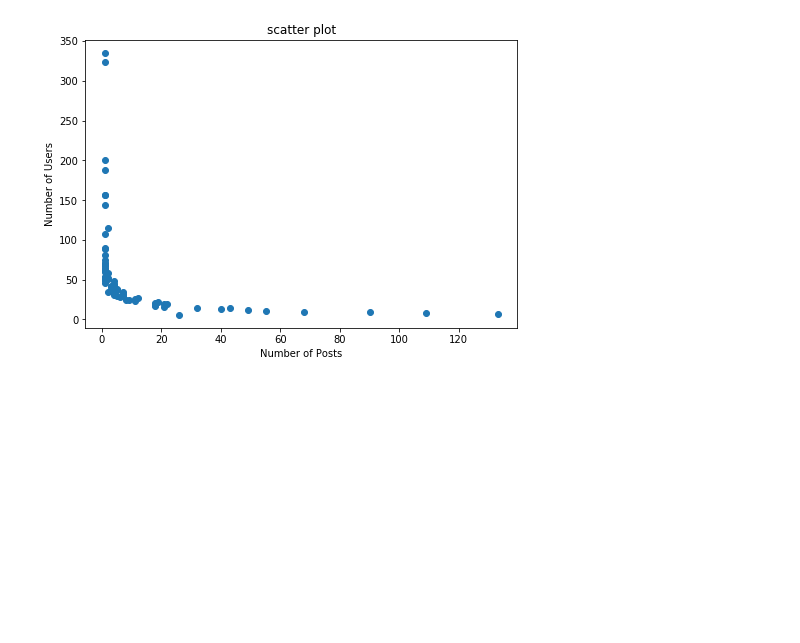
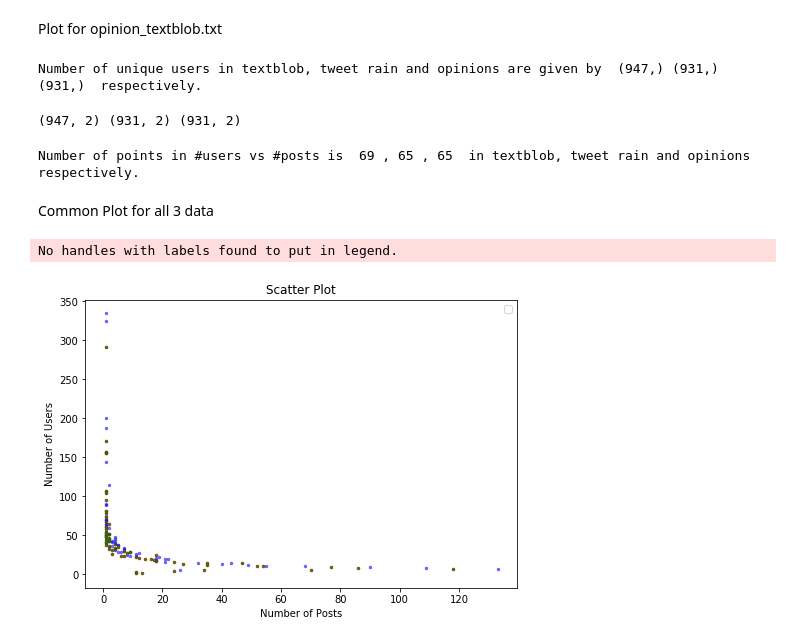
Before and after one commit to avyaktawrat/Incentivization-Project, a Jupyter notebook: data_exploration.ipynb, the cells around one changed output. Cells and saved outputs as stored; diff of their text form; code cells hidden in the pictures; blank space fills up the shorter version.

Commit message:
plots for GTwitter Dataset

```diff
--- a/data_exploration.ipynb
+++ b/data_exploration.ipynb
@@ -3,6 +3,6 @@ import scipy.io as sio
 import numpy as np
 import matplotlib.pyplot as plt
 # %%
-data = np.loadtxt('.\GTwitter-20201020T083256Z-001\opinion_textblob.txt',skiprows=0)
-nodeId, countId = np.unique(data[:,0],return_counts=True)
-print(np.shape(nodeId))
+data_textblob = np.loadtxt('.\GTwitter-20201020T083256Z-001\opinion_textblob.txt',skiprows=0)
+data_tweetrain = np.loadtxt('.\GTwitter-20201020T083256Z-001\opinion_tweet_rain.txt',skiprows=0)
+data_opinion = np.loadtxt('.\GTwitter-20201020T083256Z-001\opinion.txt',skiprows=0)
@@ -21,10 +9,46 @@ print(np.shape(user_count),np.shape(post_count))
+# %% [markdown]
+Plot for opinion_textblob.txt
+# %%
+nodeId_1, countId_1 = np.unique(data_textblob[:,0],return_counts=True)
+nodeId_2, countId_2 = np.unique(data_tweetrain[:,0],return_counts=True)
+nodeId_3, countId_3 = np.unique(data_opinion[:,0],return_counts=True)
+print("Number of unique users in textblob, tweet rain and opinions are given by ",np.shape(nodeId_1),np.shape(nodeId_2),np.shape(nodeId_3)," respectively.")
+# %% [output]
+Number of unique users in textblob, tweet rain and opinions are given by  (947,) (931,) (931,)  respectively.
+# %%
+nodeId_1 = np.reshape(nodeId_1,[nodeId_1.shape[0],1])
+countId_1 = np.reshape(countId_1,[countId_1.shape[0],1])
+nodeId_2 = np.reshape(nodeId_2,[nodeId_2.shape[0],1])
+countId_2 = np.reshape(countId_2,[countId_2.shape[0],1])
+nodeId_3 = np.reshape(nodeId_3,[nodeId_3.shape[0],1])
+countId_3 = np.reshape(countId_3,[countId_3.shape[0],1])
+
+data_counts_1 = np.append(nodeId_1,countId_1, axis = 1)
+data_counts_2 = np.append(nodeId_2,countId_2, axis = 1)
+data_counts_3 = np.append(nodeId_3,countId_3, axis = 1)
+print(np.shape(data_counts_1),np.shape(data_counts_2),np.shape(data_counts_3))
+# %% [output]
+(947, 2) (931, 2) (931, 2)
+# %%
+user_count_1, post_count_1 = np.unique(data_counts_1[:,1],return_counts=True)
+user_count_2, post_count_2 = np.unique(data_counts_2[:,1],return_counts=True)
+user_count_3, post_count_3 = np.unique(data_counts_3[:,1],return_counts=True)
+
+print("Number of points in #users vs #posts is ", np.shape(user_count_1)[0],",",np.shape(user_count_2)[0],",",np.shape(user_count_3)[0], " in textblob, tweet rain and opinions respectively.")
+# %% [output]
+Number of points in #users vs #posts is  69 , 65 , 65  in textblob, tweet rain and opinions respectively.
+# %% [markdown]
+Common Plot for all 3 data
 # %%
 fig=plt.figure()
 ax=fig.add_axes([0,0,1,1])
-ax.scatter(post_count, user_count)
+ax.scatter(post_count_1, user_count_1, color='b',s=6,alpha=0.5)
+ax.scatter(post_count_2, user_count_2, color='r',s=6,alpha=0.7)
+ax.scatter(post_count_3, user_count_3, color='g',s=6,alpha=0.5)
 ax.set_xlabel('Number of Posts')
 ax.set_ylabel('Number of Users')
-ax.set_title('scatter plot')
+ax.set_title('Scatter Plot')
 plt.show()
 # %% [output]
+No handles with labels found to put in legend.
-[figure, old version]
+[figure, new version]
```
Also changed, not shown: parts of 5 cells of this notebook, 7 other files.
